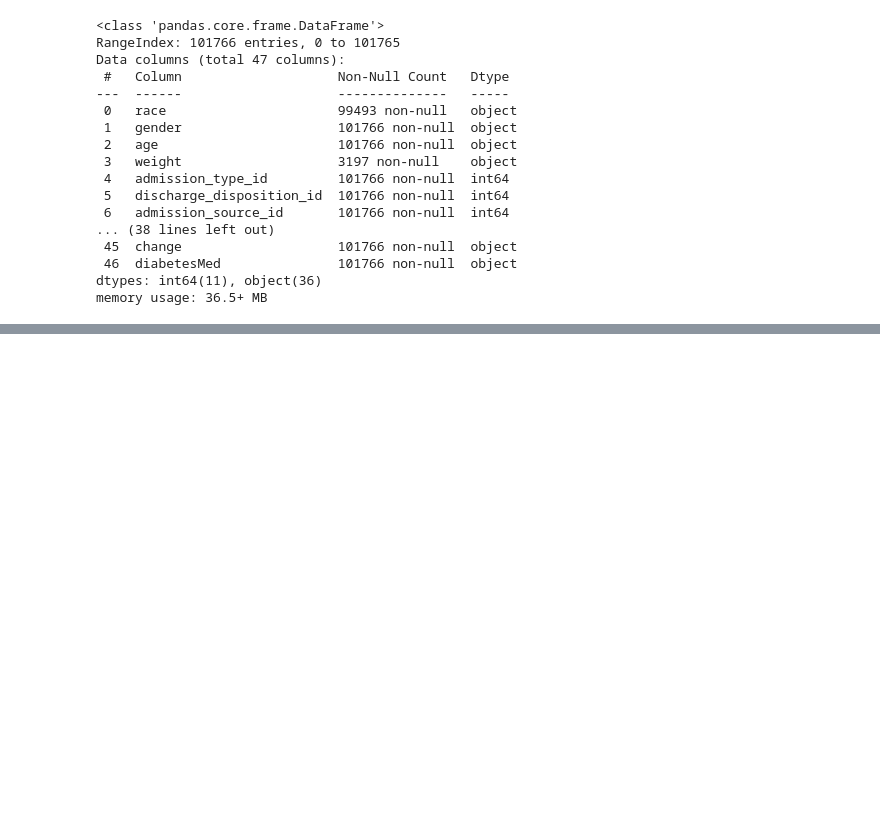
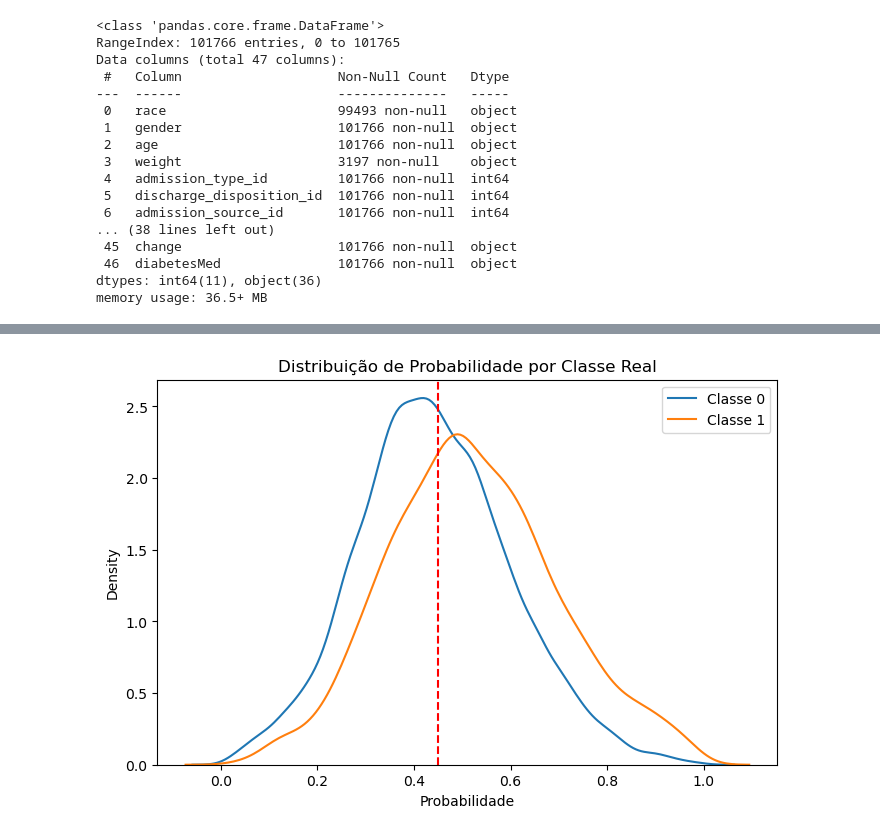
Before and after one commit to andradewagner/kmeansclustering, a Jupyter notebook: scikit-learn-26e1.ipynb, the cells around one changed output, grey strips where cells are left out. Cells and saved outputs as stored; diff of their text form; code cells hidden in the pictures; blank space fills up the shorter version.

```diff
--- a/scikit-learn-26e1.ipynb
+++ b/scikit-learn-26e1.ipynb
@@ -408,0 +682,12 @@ weighted avg       0.82      0.86      0.84     30530
+# %%
+plt.figure(figsize=(8,5))
+
+sns.kdeplot(df_plot[df_plot["Classe Real"]==0]["Probabilidade"], label="Classe 0")
+sns.kdeplot(df_plot[df_plot["Classe Real"]==1]["Probabilidade"], label="Classe 1")
+
+plt.axvline(threshold, color='red', linestyle='--')
+plt.title("Distribuição de Probabilidade por Classe Real")
+plt.legend()
+plt.show()
+# %% [output]
+[figure, added]
```
Also changed, not shown: parts of 36 cells of this notebook, 1 other file.
